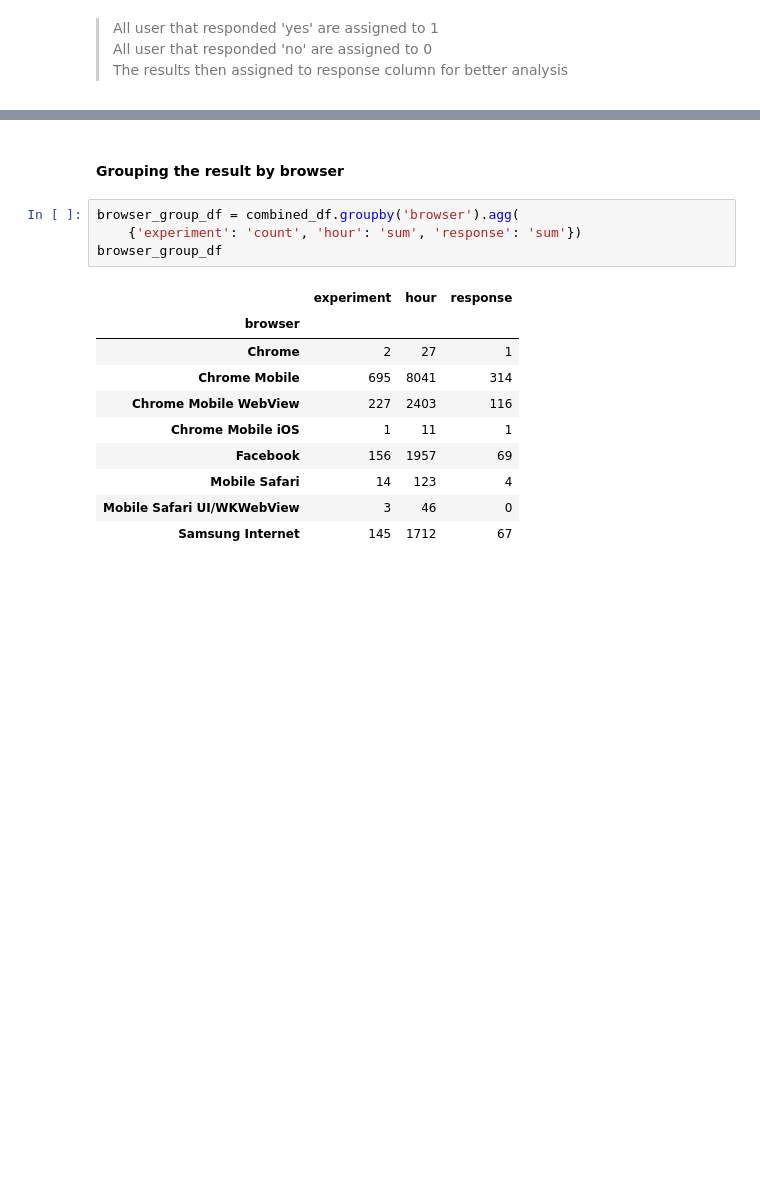
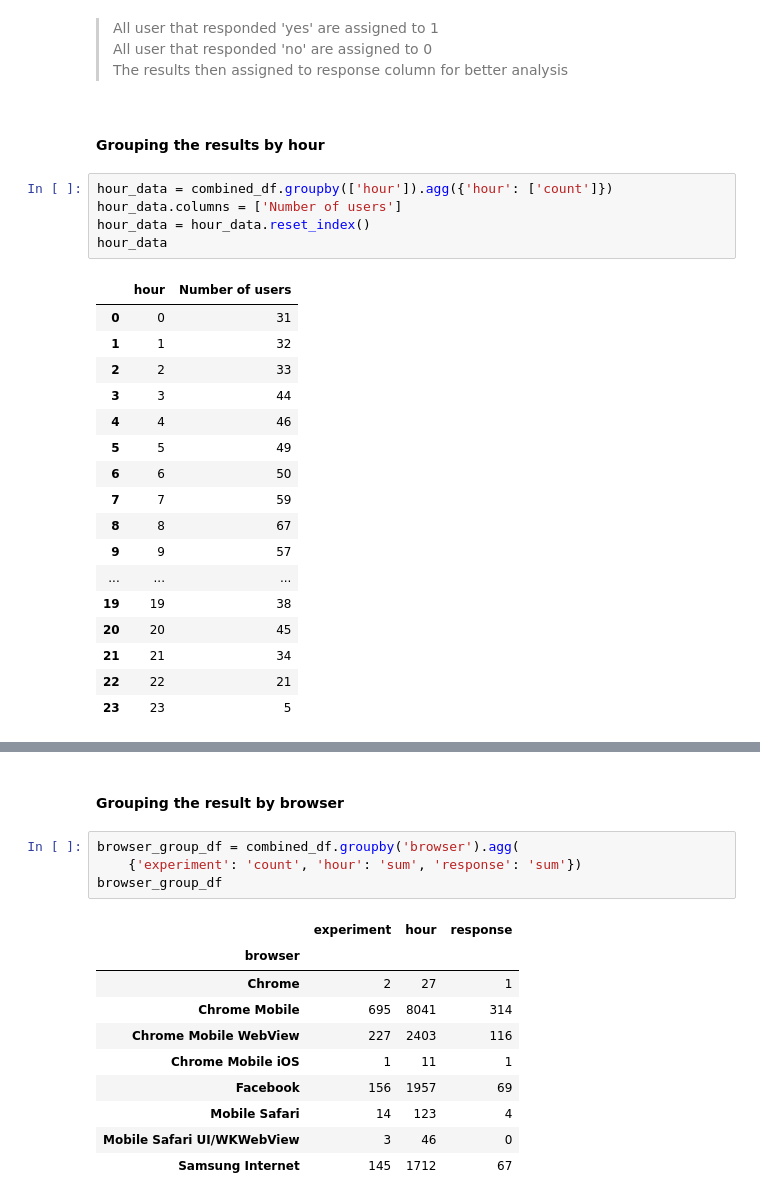
Before and after one commit to sel6/abtest-mlops, a Jupyter notebook: notebooks/data_preparation_and_exploration.ipynb, the cells around one changed output, grey strips where cells are left out. Saved outputs shown, nothing was run; the diff lists cells and outputs as text; blank space fills up the shorter version.

```diff
--- a/notebooks/data_preparation_and_exploration.ipynb
+++ b/notebooks/data_preparation_and_exploration.ipynb
@@ -194,3 +194,28 @@ combined_df.head(5)
 >All user that responded 'yes' are assigned to 1<br>
 >All user that responded 'no' are assigned to 0<br>
 >The results then assigned to response column for better analysis
+# %% [markdown]
+#### Grouping the results by hour
+# %%
+hour_data = combined_df.groupby(['hour']).agg({'hour': ['count']})
+hour_data.columns = ['Number of users']
+hour_data = hour_data.reset_index()
+hour_data
+# %% [output]
+|  | hour | Number of users |
+| 0 | 0 | 31 |
+| 1 | 1 | 32 |
+| 2 | 2 | 33 |
+| 3 | 3 | 44 |
+| 4 | 4 | 46 |
+| 5 | 5 | 49 |
+| 6 | 6 | 50 |
+| 7 | 7 | 59 |
+| 8 | 8 | 67 |
+| 9 | 9 | 57 |
+| ... | ... | ... |
+| 19 | 19 | 38 |
+| 20 | 20 | 45 |
+| 21 | 21 | 34 |
+| 22 | 22 | 21 |
+| 23 | 23 | 5 |
```
Also changed, not shown: parts of 4 cells of this notebook, 1 other file.
